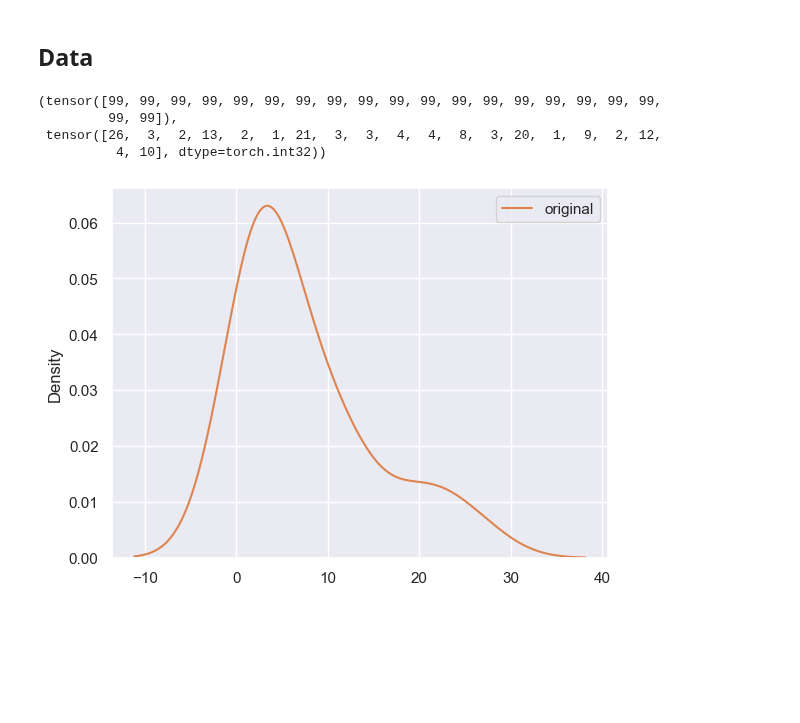
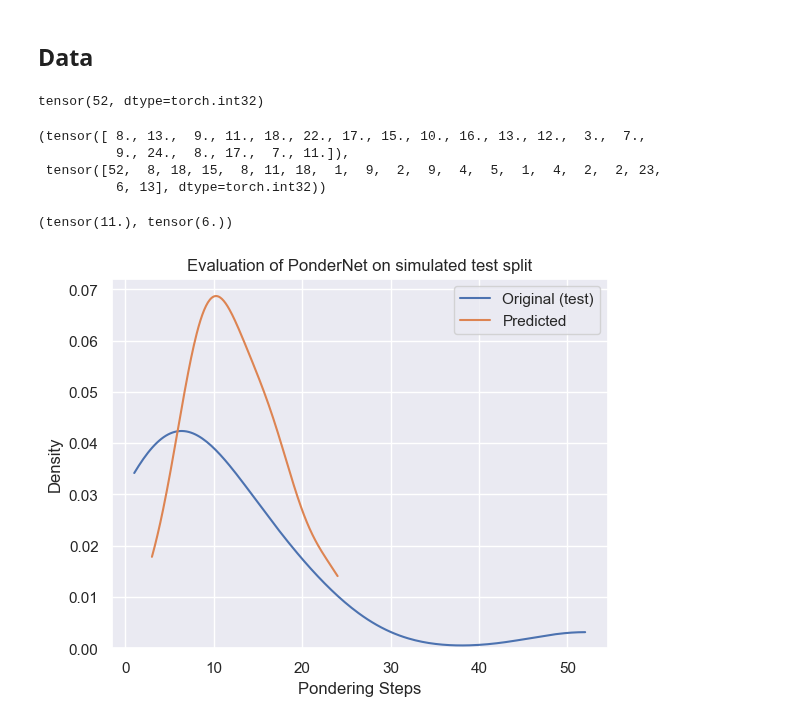
Before and after one commit to morteza/CogPonder, a Jupyter notebook: notebooks/CogPonder Experiment 1.ipynb, the cells around one changed output. Cells and saved outputs as stored; diff of their text form; code cells hidden in the pictures; blank space fills up the shorter version.

```diff
--- a/notebooks/CogPonder Experiment 1.ipynb
+++ b/notebooks/CogPonder Experiment 1.ipynb
@@ -63,35 +63,55 @@ dataset = NBackDataset(n_subjects=2, n_trials=100, n_stimuli=6)
 
 X, targets, responses, response_times = dataset[0]
 dataset = TensorDataset(X, targets.float(), responses, response_times)
+# %%
+response_times.max()
+# %% [output]
+tensor(52, dtype=torch.int32)
 # %%
 # evaluate the model
 
-MAX_STEPS = 100 # response_times.max() + 10
+N_EPOCHS = 200
+MAX_STEPS = response_times.max().detach() + 1
 N_OUTPUTS = torch.unique(targets).size()[0]
 
 model = PonderNet(ICOM, n_stimuli+1, n_stimuli, N_OUTPUTS, MAX_STEPS)
 optimizer = torch.optim.Adam(model.parameters(), lr=0.001)
 
-results = evaluate(model, dataset, optimizer, n_epochs=1000, batch_size=4, max_steps=MAX_STEPS)
+results = evaluate(model, dataset, optimizer, n_epochs=N_EPOCHS,
+                   batch_size=4, max_steps=MAX_STEPS)
 
 model, X_train, X_test, y_train, y_test, r_train, r_test, rt_train, rt_test = results
-# %%
-model, X_train, X_test, y_train, y_test, r_train, r_test, rt_train, rt_test = results
-
-model(X_test)[2], rt_test
-# %% [output]
-(tensor([99, 99, 99, 99, 99, 99, 99, 99, 99, 99, 99, 99, 99, 99, 99, 99, 99, 99,
-         99, 99]),
- tensor([26,  3,  2, 13,  2,  1, 21,  3,  3,  4,  4,  8,  3, 20,  1,  9,  2, 12,
-          4, 10], dtype=torch.int32))
+# %%
+
+with torch.no_grad():
+    model.eval()
+    rt_test_pred = model(X_test)[2].float().detach()
+    rt_train_pred = model(X_train)[2].float().detach()
+
+rt_test_pred, rt_test
+# %% [output]
+(tensor([ 8., 13.,  9., 11., 18., 22., 17., 15., 10., 16., 13., 12.,  3.,  7.,
+          9., 24.,  8., 17.,  7., 11.]),
+ tensor([52,  8, 18, 15,  8, 11, 18,  1,  9,  2,  9,  4,  5,  1,  4,  2,  2, 23,
+          6, 13], dtype=torch.int32))
+# %%
+rt_test_pred.median(), rt_test.float().median()
+rt_test_pred.median(), rt_train.float().median()
+# %% [output]
+(tensor(11.), tensor(6.))
 # %%
 import seaborn as sns
 import matplotlib.pyplot as plt
 
-sns.kdeplot(model(X_test)[2], label='predicted')
-sns.kdeplot(rt_test, label='original')
+sns.kdeplot(rt_test.detach(), label='Original (test)', cut=0)
+sns.kdeplot(rt_test_pred.detach(), label='Predicted', cut=0)
+# sns.kdeplot(rt_train, label='original', cut=0)
+# sns.kdeplot(rt_test, label='original test', cut=0)
+
+plt.title('Evaluation of PonderNet on simulated test split')
+plt.xlabel('Pondering Steps')
 
 plt.legend()
 plt.show()
 # %% [output]
-[figure, old version]
+[figure, new version]
```
Also changed, not shown: 3 other files.
